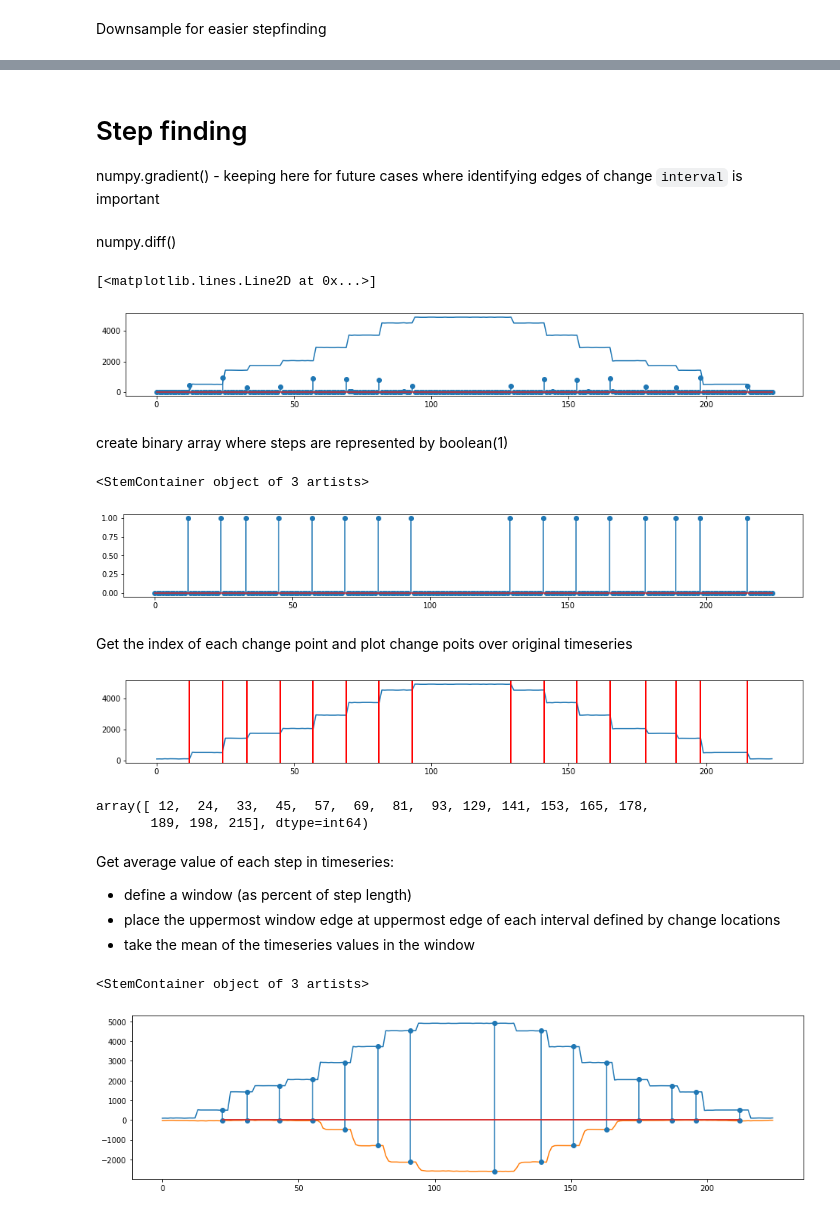
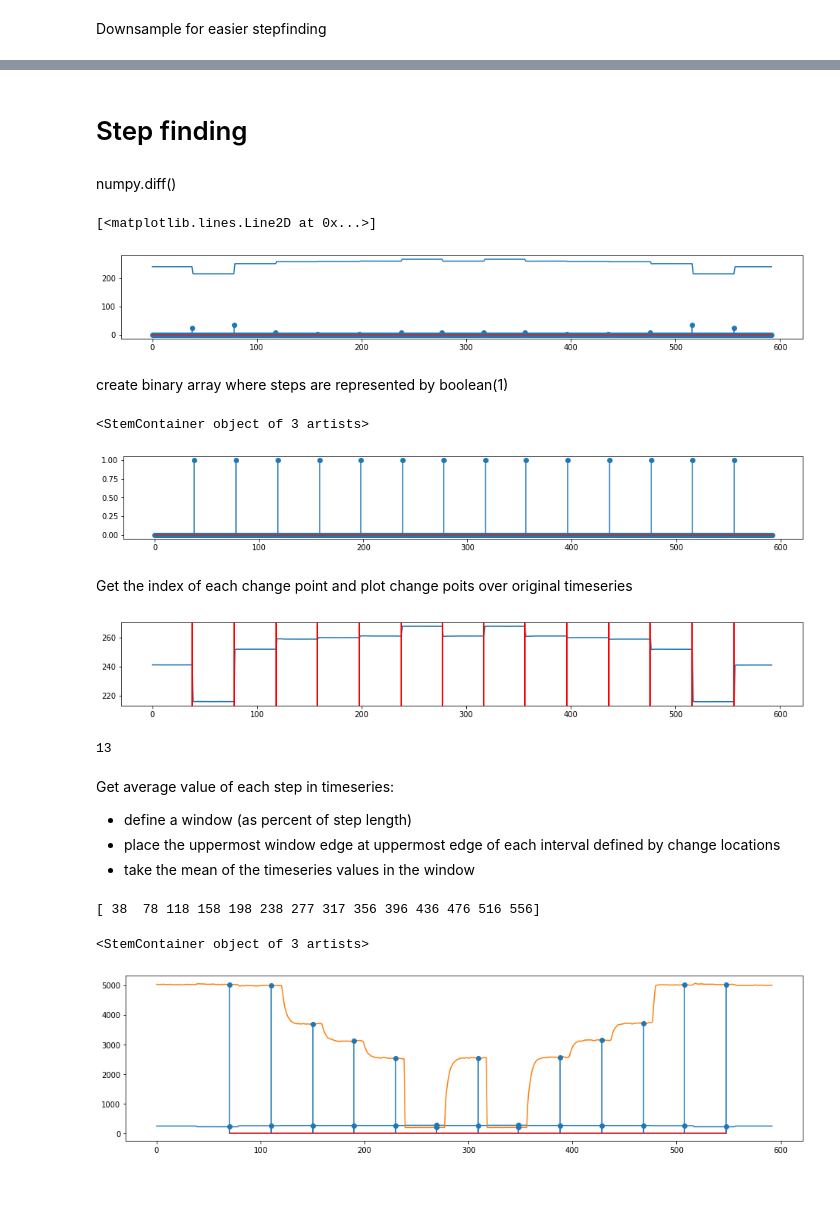
Before and after one commit to elco5/pandas, a Jupyter notebook: wt_viewer_volt_watt.ipynb, the cells around one changed output, grey strips where cells are left out. Drawn from its saved outputs; the diff is of its cells as text; code cells hidden in the pictures; blank space fills up the shorter version.

```diff
--- a/wt_viewer_volt_watt.ipynb
+++ b/wt_viewer_volt_watt.ipynb
@@ -50 +33,5 @@ Name: sumQ, dtype: float64
+# %%
+
+df['sumV'] = df['U-1-Total'] + df['U-2-Total']
+df['sumP'] = df['P-1-Total'] + df['P-2-Total']
 # %% [markdown]
@@ -52,12 +39,12 @@ Extract Voltage and Vars timeseries
 # %%
-vs = df['sumP'].to_numpy(dtype=float, copy=True)   # Voltage Timeseries
-vq = df['sumQ'].to_numpy(dtype=float, copy=True)   # Var Timeseries
+vx = df['sumV'].to_numpy(dtype=float, copy=True)   # Voltage Timeseries
+vy = df['sumP'].to_numpy(dtype=float, copy=True)   # Var Timeseries
 # %% [markdown]
 Downsample for easier stepfinding
 # %%
-n = 10# take every 10th sample
-vs = vs[::n]
-vq = vq[::n]
+n = 1# take every 10th sample
+vx = vx[::n]
+vy = vy[::n]
 # %%
 
 # https://matplotlib.org/stable/api/_as_gen/matplotlib.pyplot.subplots.html#matplotlib.pyplot.subplots
@@ -70,41 +57,39 @@ ax1.plot(vs); ax2.plot(vq)
-# %% [markdown]
-# Step finding
-numpy.gradient() - keeping here for future cases where identifying edges of change `interval` is important
+# %% [markdown]
+# Step finding
 # %% [markdown]
 numpy.diff()
 # %%
-vdif = np.abs(np.diff(vs, append=vs[0] ))
+vxdif = np.abs(np.diff(vx, append=vx[0] ))
 plt.figure(figsize=(16,2))
-plt.stem(vdif)
-plt.plot(vs)
-# plt.stem(vdif[0:20]) # first 20 samples of difference array
+plt.stem(vxdif)
+plt.plot(vx)
 # %% [output]
 [<matplotlib.lines.Line2D at 0x...>]
-[figure, old version]
+[figure, new version]
 # %% [markdown]
 create binary array where steps are represented by boolean(1)
 # %%
-vbin = vdif > 100
+vxbin = vxdif > 0.5
 plt.figure(figsize=(16,2))
-plt.stem(vbin)
+plt.stem(vxbin)
 # %% [output]
 <StemContainer object of 3 artists>
-[figure, old version]
+[figure, new version]
 # %% [markdown]
 Get the index of each change point and plot change poits over original timeseries
 # %%
 from Numpy_utils import plot_change_points
 
-change_points = np.where(vbin)[0]
-plot_change_points(vs,change_points)
+change_points = np.where(vxbin)[0]
+plot_change_points(vx,change_points)
 # %% [output]
-[figure, old version]
+[figure, new version]
 # %%
 from Numpy_utils import get_change_points
 change_points
+print(len(change_points) -1)
 # %% [output]
-array([ 12,  24,  33,  45,  57,  69,  81,  93, 129, 141, 153, 165, 178,
-       189, 198, 215], dtype=int64)
+13
 # %% [markdown]
 Get average value of each step in timeseries:
 - define a window (as percent of step length)
@@ -112,16 +97,19 @@ Get average value of each step in timeseries:
 - take the mean of the timeseries values in the window
 # %%
 from Numpy_utils import get_step_values
-cp = get_change_points(vs)
-v_idxs, v_vals = get_step_values(vs,cp)
-q_idxs, q_vals = get_step_values(vq,cp)
+cp = get_change_points(vx, threshold=0.5) # stepss over half a volt
+print(cp)
+x_idxs, x_vals = get_step_values(vx,cp)
+y_idxs, y_vals = get_step_values(vy,cp)
+# %% [output]
+[ 38  78 118 158 198 238 277 317 356 396 436 476 516 556]
 # %%
 plt.figure(figsize=(16,4))
-plt.plot(vs)
-plt.stem(v_idxs,v_vals)
-plt.plot(vq)
-plt.stem(q_idxs,q_vals)
+plt.plot(vx)
+plt.stem(x_idxs,x_vals)
+plt.plot(vy)
+plt.stem(y_idxs,y_vals)
 # %% [output]
 <StemContainer object of 3 artists>
-[figure, old version]
+[figure, new version]
 # %%
```
Also changed, not shown: parts of 6 cells of this notebook.
